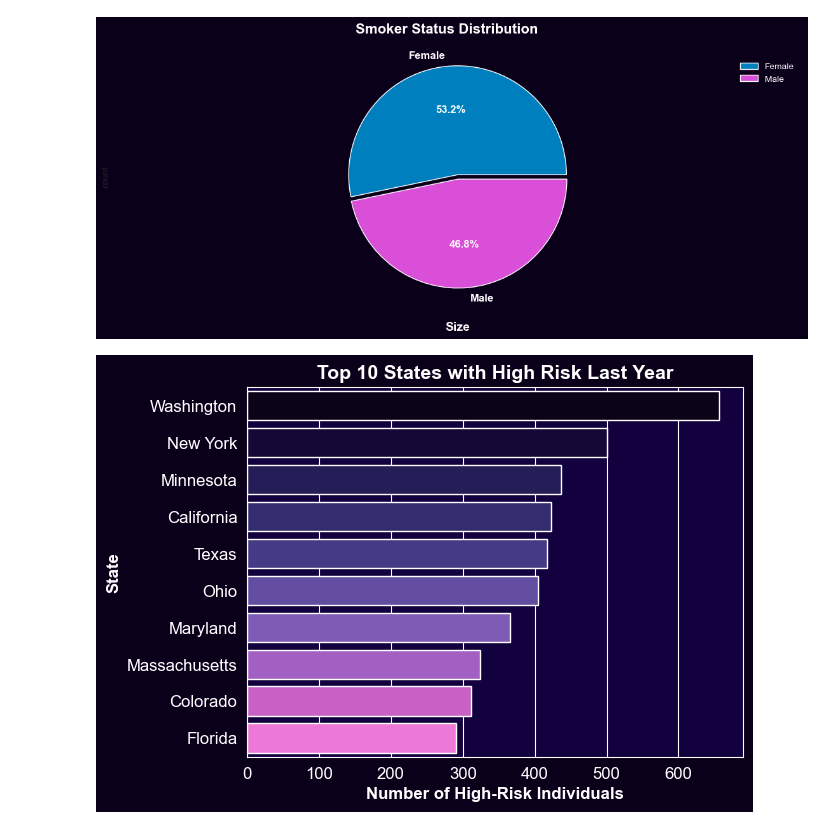
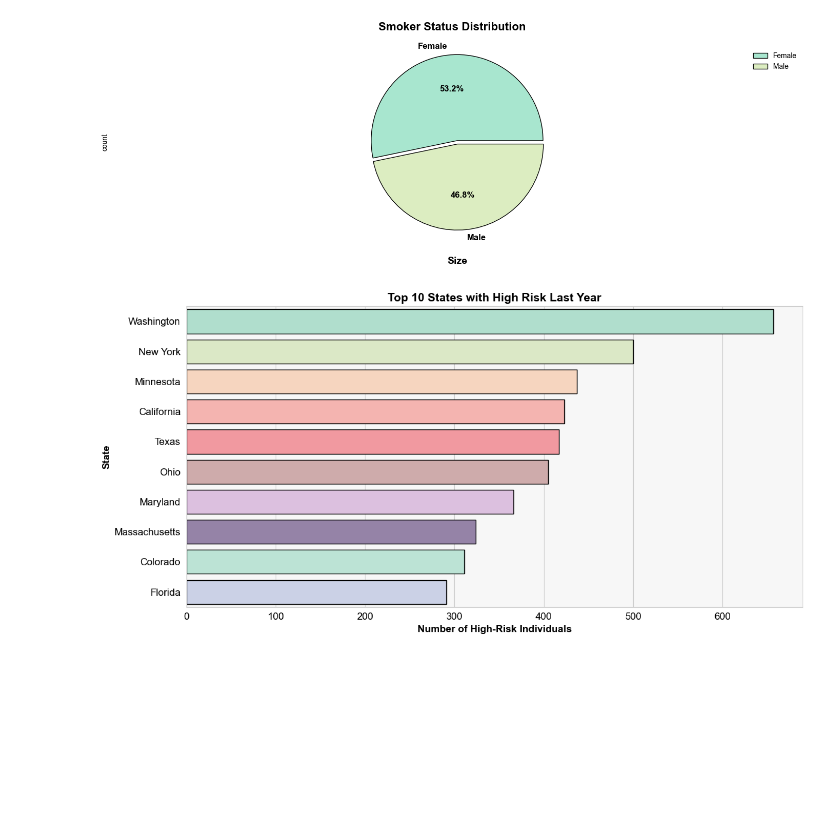
Before and after one commit to ahmedsameh909/Health-Care-Project, a Jupyter notebook: Data_Preprocessing_and_Visualization.ipynb, the cells around one changed output. Cells and saved outputs as stored; diff of their text form; code cells hidden in the pictures; blank space fills up the shorter version.

```diff
--- a/Data_Preprocessing_and_Visualization.ipynb
+++ b/Data_Preprocessing_and_Visualization.ipynb
@@ -32,6 +32,2 @@ colors2=[
 # %%
 Data = pd.read_csv('https://raw.githubusercontent.com/ahmedsameh909/Health-Care-Project/main/Data_Heart_clean.csv')
-# %%
-sns.set_style("darkgrid")
-plt.rcParams['figure.facecolor'] = '#0A001A'
-plt.rcParams['axes.facecolor'] = '#12003F'
@@ -64,25 +114,45 @@ plt.show()
 # %%
-plt.figure(figsize=(14,5))
-explode=(0,0.04)
-counts=Data['Sex'].value_counts()
-counts.plot(kind='pie',autopct='%1.1f%%',explode=explode,colors=["#007FBE","#D94FD7"],textprops={'color': 'white', 'fontsize': 12, 'fontweight': 'bold'})
-plt.suptitle("Smoker Status Distribution", fontsize=16, fontweight='bold', color="white")
-plt.xlabel('Size', weight = "bold", color = "white", fontsize = 14, labelpad = 25)
+plt.figure(figsize=(14, 5))
+
+explode = (0, 0.04)
+counts = Data['Sex'].value_counts()
+
+counts.plot(
+    kind='pie',
+    autopct='%1.1f%%',
+    explode=explode,
+    colors=soft_colors[:2],
+    textprops={'color': 'black', 'fontsize': 12, 'fontweight': 'bold'},
+    wedgeprops={'edgecolor': 'black'}
+)
+
+plt.suptitle("Smoker Status Distribution", fontsize=16, fontweight='bold', color="black")
+plt.xlabel('Size', weight="bold", color="black", fontsize=14, labelpad=25)
 plt.axis('equal')
-plt.legend(labels = counts.index, loc = "best",labelcolor='white',facecolor='#0A001A',edgecolor='#0A001A')
+plt.legend(labels=counts.index, loc="best", labelcolor='black', facecolor='white', edgecolor='white')
+plt.tight_layout()
 plt.show()
 # %% [output]
-[figure, old version]
+[figure, new version]
 # %%
-High_Risk_LastYear_State = Data[Data['HighRiskLastYear'] == 1 ]['State']
+High_Risk_LastYear_State = Data[Data['HighRiskLastYear'] == 1]['State']
 top_states = High_Risk_LastYear_State.value_counts().head(10)
-sns.barplot(x=top_states.values, y=top_states.index, palette=colors)
-plt.title('Top 10 States with High Risk Last Year', fontsize=14, weight='bold',color='white')
-plt.xlabel('Number of High-Risk Individuals', fontsize=12,color='white',weight='bold')
-plt.ylabel('State', fontsize=12,color='white',weight='bold')
-plt.xticks(color='white', fontsize=12)
-plt.yticks(color='white', fontsize=12)
+
+plt.figure(figsize=(12, 6))
+sns.barplot(
+    x=top_states.values,
+    y=top_states.index,
+    palette=soft_colors[:10],
+    edgecolor='black'
+)
+
+plt.title('Top 10 States with High Risk Last Year', fontsize=14, weight='bold', color='black')
+plt.xlabel('Number of High-Risk Individuals', fontsize=12, color='black', weight='bold')
+plt.ylabel('State', fontsize=12, color='black', weight='bold')
+plt.xticks(color='black', fontsize=12)
+plt.yticks(color='black', fontsize=12)
+plt.tight_layout()
 plt.show()
 # %% [output]
-[figure, old version]
+[figure, new version]
 # %%
```
Also changed, not shown: parts of 17 cells of this notebook.
